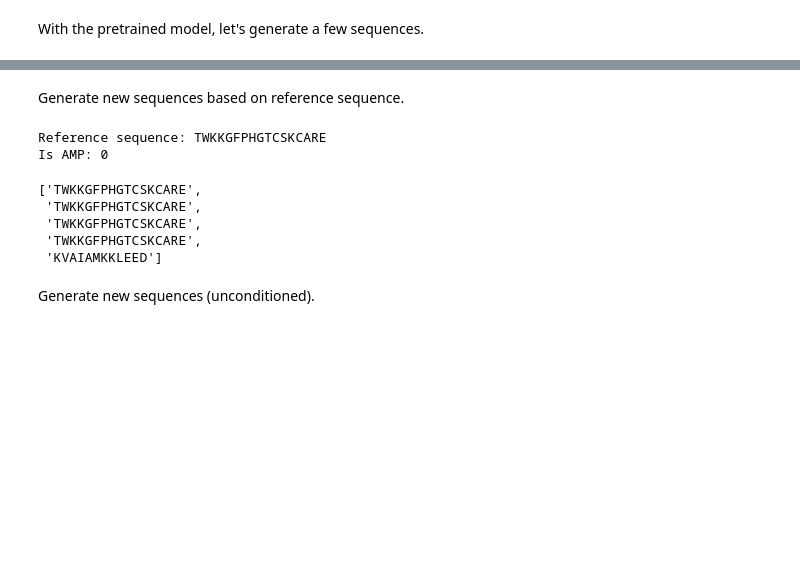
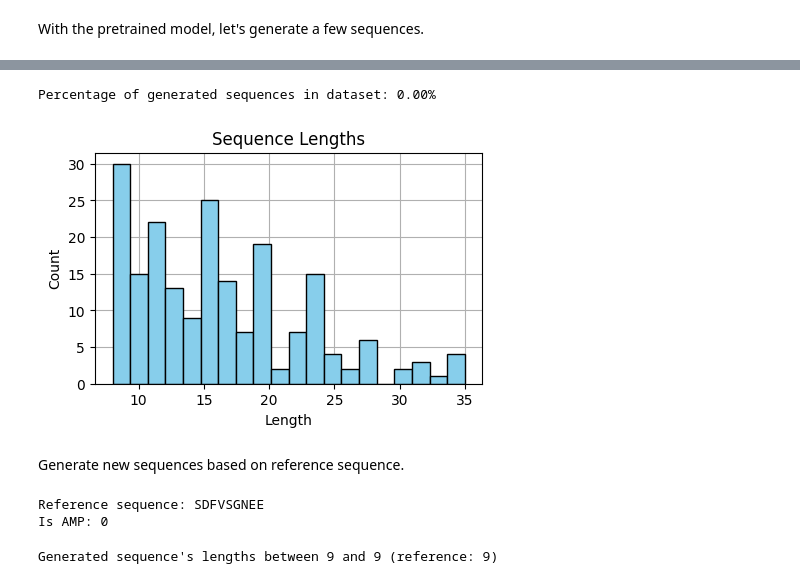
Before and after one commit to RasmusML/evoAMP, a Jupyter notebook: notebooks/sequence_generation.ipynb, the cells around one changed output, grey strips where cells are left out. Saved outputs shown, nothing was run; the diff lists cells and outputs as text; code cells hidden in the pictures; blank space fills up the shorter version.

```diff
--- a/notebooks/sequence_generation.ipynb
+++ b/notebooks/sequence_generation.ipynb
@@ -19,7 +29,7 @@ def prettify(sequence: list[list[str]]) -> list[str]:
 With the pretrained model, let's generate a few sequences.
 # %%
 DATA_PATH = "../data/processed/amp_8_35.csv"
-MODEL_PATH = "../outputs/2024-05-18/19-31-51/pretrained_model"
+MODEL_PATH = "../outputs/2024-05-19/21-25-46/pretrained_model"
 # %%
 model = EvoAMP.load(MODEL_PATH)
 # %%
@@ -26,0 +39,4 @@ df = pd.read_csv(DATA_PATH)
+# %%
+sequences = model.sample(n_samples=200, is_amp=1, reference_sequence=None)
+sequence_lengths = [len(seq) for seq in sequences]
+sequences = [prettify(seq) for seq in sequences]
@@ -27,11 +56,28 @@ df = pd.read_csv(DATA_PATH)
+# %%
+p_sequences_in_dataset = df['sequence'].isin(sequences).sum() / len(df)
+print(f"Percentage of generated sequences in dataset: {p_sequences_in_dataset:.2f}%")
+# %% [output]
+Percentage of generated sequences in dataset: 0.00%
+# %%
+fig, ax = plt.subplots(figsize=(5, 3))
+ax.hist(sequence_lengths, bins=20, color="skyblue", edgecolor="black")
+ax.set_title("Sequence Lengths")
+ax.set_xlabel("Length")
+ax.set_ylabel("Count")
+ax.grid(True)
+ax.set_axisbelow(True)
+# %% [output]
+[figure, added]
 # %% [markdown]
 Generate new sequences based on reference sequence.
 # %%
-reference_sequence = df.iloc[0]["sequence"]
-is_amp = df.iloc[1]["is_amp"]
+k = 20
+
+reference_sequence = df.iloc[k]["sequence"]
+is_amp = df.iloc[k]["is_amp"]
 
 print(f"Reference sequence: {reference_sequence}")
 print(f"Is AMP: {is_amp}")
 # %% [output]
-Reference sequence: TWKKGFPHGTCSKCARE
+Reference sequence: SDFVSGNEE
 Is AMP: 0
@@ -40,14 +84,10 @@ sequences = model.sample(n_samples=5, is_amp=is_amp, reference_sequence=referenc
-# %%
-sequences = [prettify(seq) for seq in sequences]
-sequences
-# %% [output]
-['TWKKGFPHGTCSKCARE',
- 'TWKKGFPHGTCSKCARE',
- 'TWKKGFPHGTCSKCARE',
- 'TWKKGFPHGTCSKCARE',
- 'KVAIAMKKLEED']
-# %% [markdown]
-Generate new sequences (unconditioned).
 # %%
-sequences = model.sample(n_samples=5, is_amp=is_amp, reference_sequence=None)
+sequences = model.sample(n_samples=200, is_amp=is_amp, reference_sequence=reference_sequence)
+sequence_lengths = [len(seq) for seq in sequences]
 sequences = [prettify(seq) for seq in sequences]
+
+min_len = min(sequence_lengths)
+max_len = max(sequence_lengths)
+print(f"Generated sequence's lengths between {min_len} and {max_len} (reference: {len(reference_sequence)})")
+# %% [output]
+Generated sequence's lengths between 9 and 9 (reference: 9)
```
Also changed, not shown: parts of 14 cells of this notebook, 4 other files.
